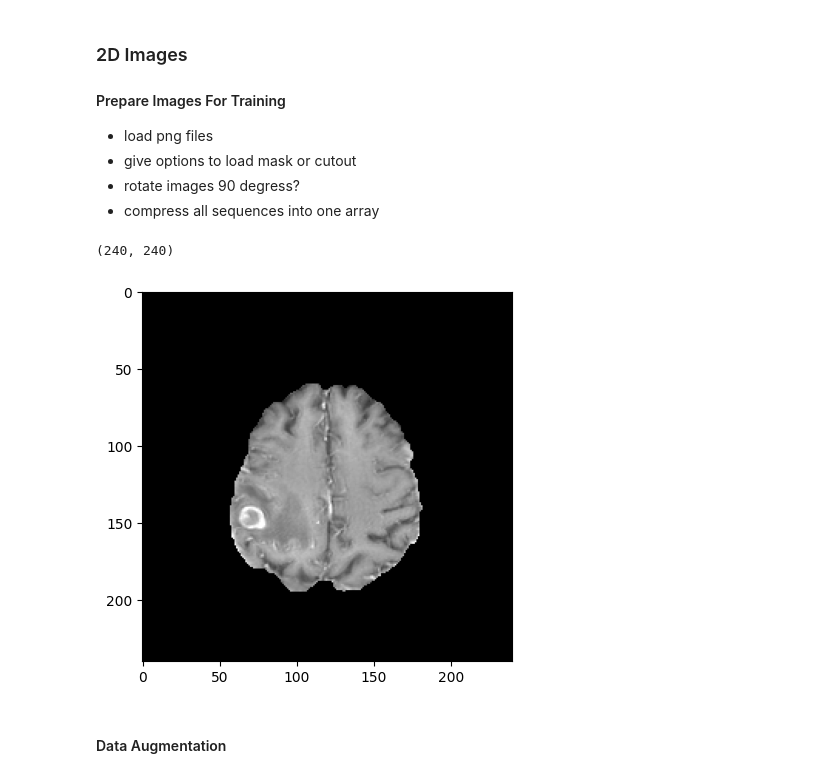
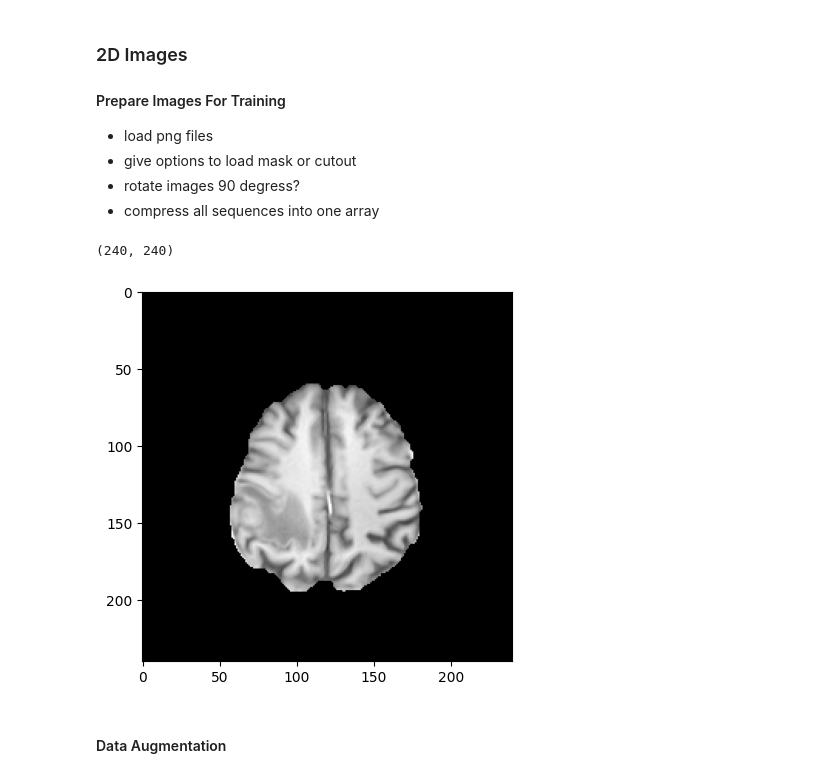
Before and after one commit to LennartPhil/Brain_Mets_Classification, a Jupyter notebook: notebooks/AI/data_preparation.ipynb, the cells around one changed output. Drawn from its saved outputs; the diff is of its cells as text; code cells hidden in the pictures.

```diff
--- a/notebooks/AI/data_preparation.ipynb
+++ b/notebooks/AI/data_preparation.ipynb
@@ -1298,17 +1298,17 @@ def prepare_2d_rgb_images(patient_id, include_mask = False, only_cutout = False,
 # %%
 leasions = load_2d_rgb_image(patient_id = "sub-01134825",
                              include_mask = True,
                              only_cutout = False)
 
-plt.imshow(leasions[0][1], cmap = "gray")
+plt.imshow(leasions[0][0], cmap = "gray")
 
 print(leasions[0][1].shape)
 
 #merged = merge_2d_rgb_images(leasions)
 # plt.imshow(merged[0][:,:,2], cmap = "gray")
 # %% [output]
 (240, 240)
-[figure, old version]
+[figure, new version]
 # %% [markdown]
 #### Data Augmentation
 # %% [markdown]
```
Also changed, not shown: parts of 11 cells of this notebook.
